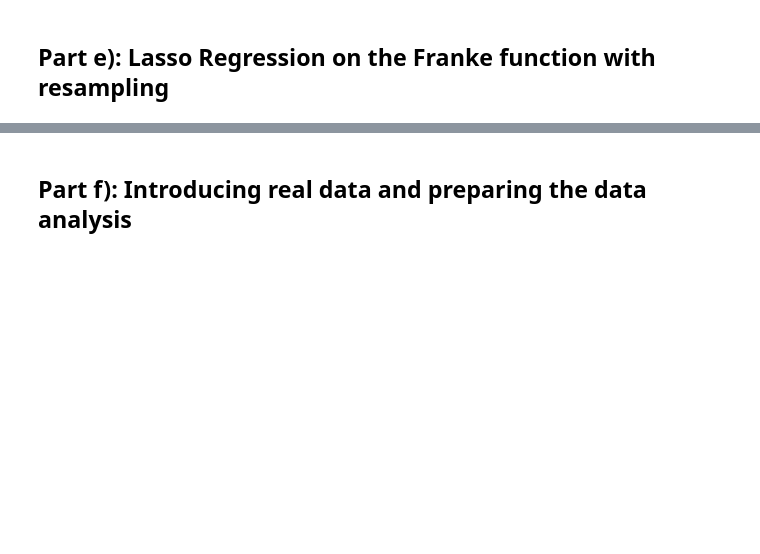
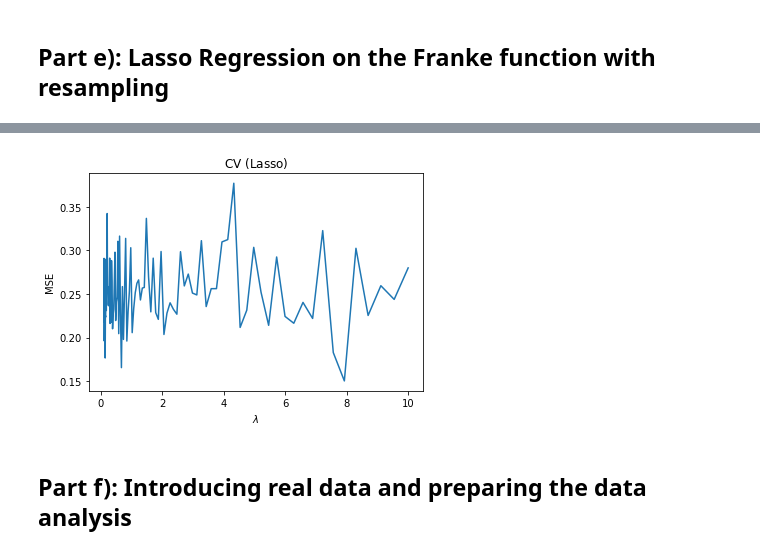
Before and after one commit to KarlHenrik/FYS-STK-Gruppe, a Jupyter notebook: Project1/Project1.ipynb, the cells around one changed output, grey strips where cells are left out. Cells and saved outputs as stored; diff of their text form; code cells hidden in the pictures; blank space fills up the shorter version.

```diff
--- a/Project1/Project1.ipynb
+++ b/Project1/Project1.ipynb
@@ -298,3 +316,20 @@ plt.show()
+# %%
+# CV for different values of lambda
+lmda = np.logspace(-1,1,100)
+order = 8
+mse_arr = np.zeros(len(lmda))
+k = 10
+
+for i,l in enumerate(lmda):
+    mse_arr[i] = CV_mse(n, j, k, lasso,l)
+
+plt.plot(lmda, mse_arr)
+plt.title('CV $($Lasso$)$')
+plt.xlabel('$\lambda$')
+plt.ylabel('MSE')
+plt.show()
+# %% [output]
+[figure, added]
 # %% [markdown]
 ## Part f): Introducing real data and preparing the data analysis
 # %%
```
Also changed, not shown: parts of 7 cells of this notebook.
